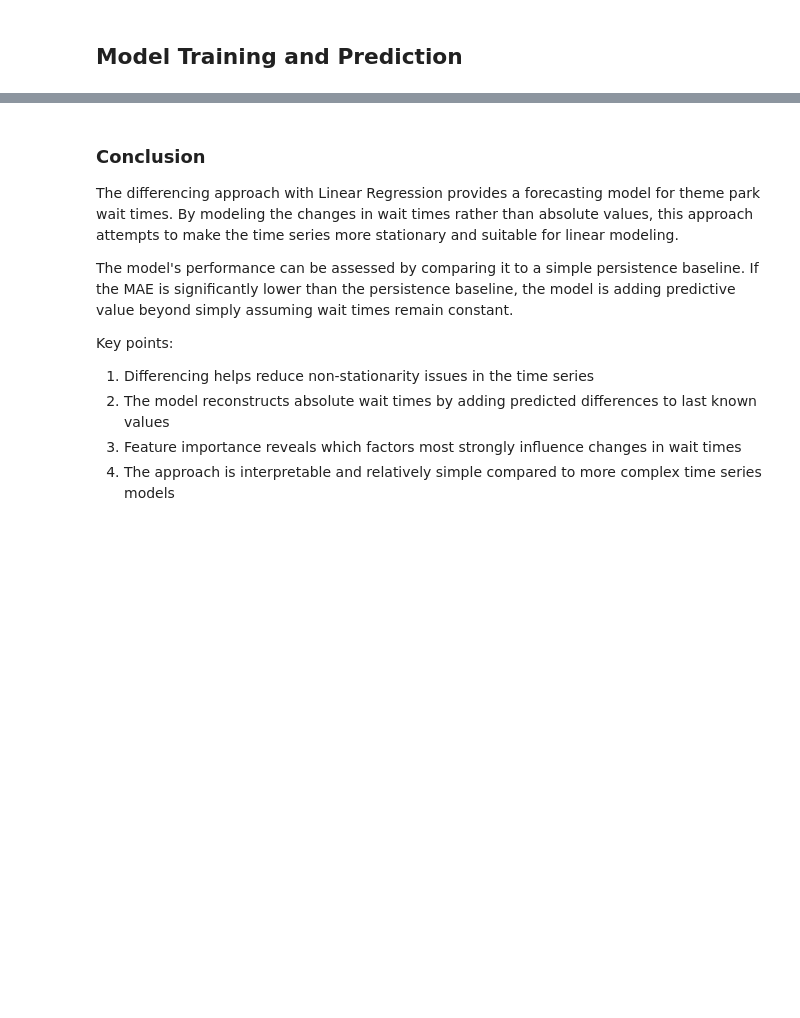
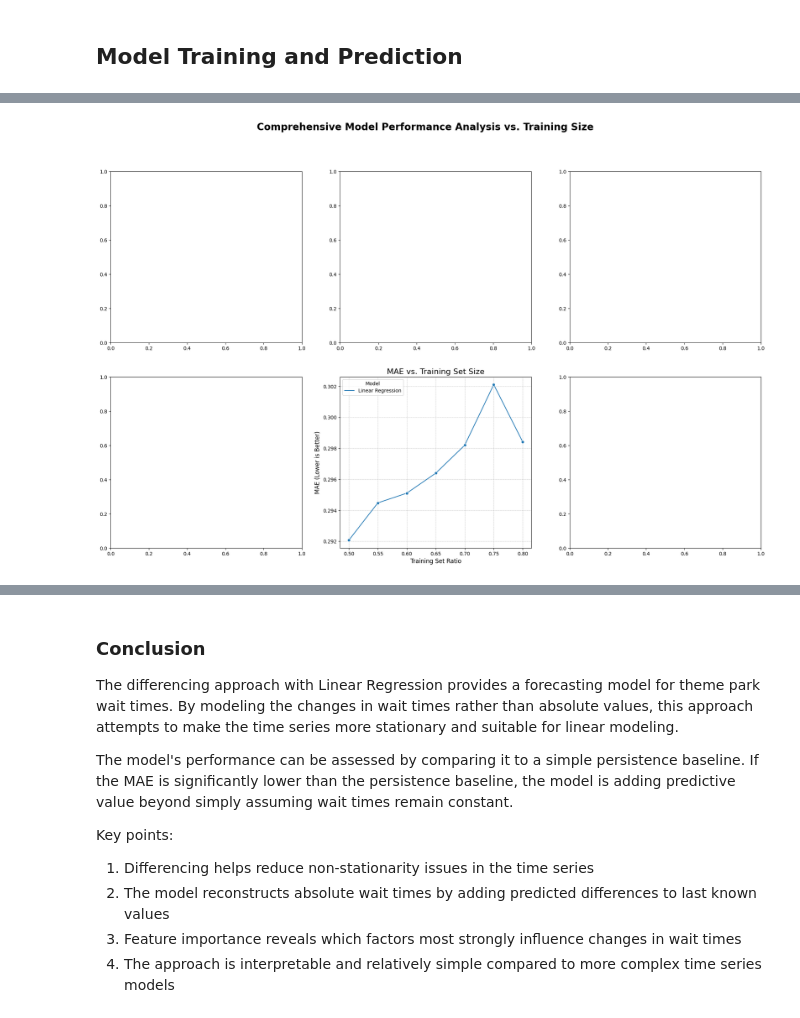
Before and after one commit to Parth-0804/ML_Presentation_Workspace, a Jupyter notebook: final_wait_time_presentation.ipynb, the cells around one changed output, grey strips where cells are left out. Cells and saved outputs as stored; diff of their text form; code cells hidden in the pictures; blank space fills up the shorter version.

```diff
--- a/final_wait_time_presentation.ipynb
+++ b/final_wait_time_presentation.ipynb
@@ -754,0 +883,6 @@ if wait_time_columns and 'temp_value' in park_open_df.columns:
+# %%
+y = df[target_col]
+X_preproc = df.drop(columns=col_to_drop)
+
+# Using pd.get_dummies is a straightforward way to one-hot encode
+X = pd.get_dummies(X_preproc, columns=dummy_col, drop_first=True)
@@ -955,0 +1289,5 @@ Median error: 0.00 minutes
+# %%
+ #Display the final results in a clean DataFrame
+results_df = pd.DataFrame(results_log)
+print("\n--- Final Results Summary ---")
+print(results_df)
@@ -955,0 +1313,14 @@ Median error: 0.00 minutes
+# %%
+# --- Create a 2x3 grid of subplots for a comprehensive view ---
+fig, axes = plt.subplots(2, 3, figsize=(24, 14))
+fig.suptitle('Comprehensive Model Performance Analysis vs. Training Size', fontsize=20, fontweight='bold')
+
+# --- Plot 5: Mean Absolute Error (MAE) (NEW) ---
+sns.lineplot(data=results_df, x='split_ratio', y='mae_reconstructed', hue='model', marker='o', ax=axes[1, 1])
+axes[1, 1].set_title('MAE vs. Training Set Size', fontsize=16)
+axes[1, 1].set_xlabel('Training Set Ratio', fontsize=12)
+axes[1, 1].set_ylabel('MAE (Lower is Better)', fontsize=12)
+axes[1, 1].legend(title='Model')
+axes[1, 1].grid(True, which='both', linestyle='--', linewidth=0.5)
+# %% [output]
+[figure, added]
```
Also changed, not shown: parts of 42 cells of this notebook, 1 other file.
